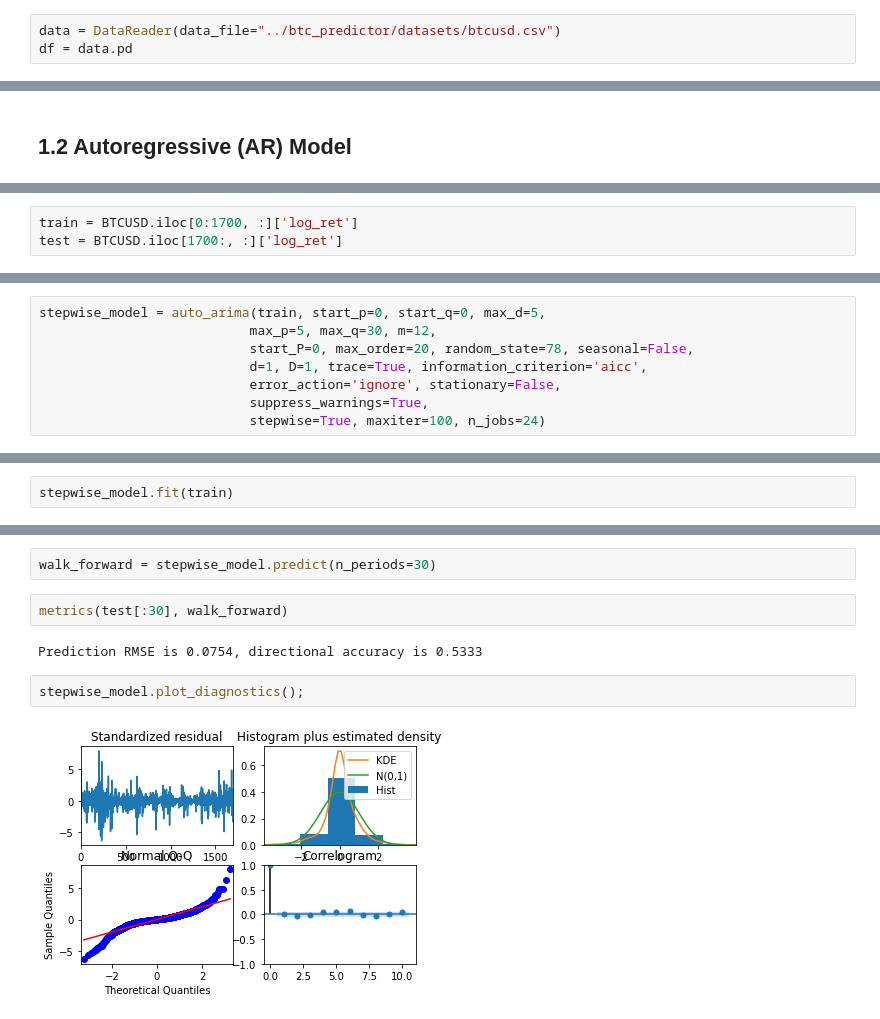
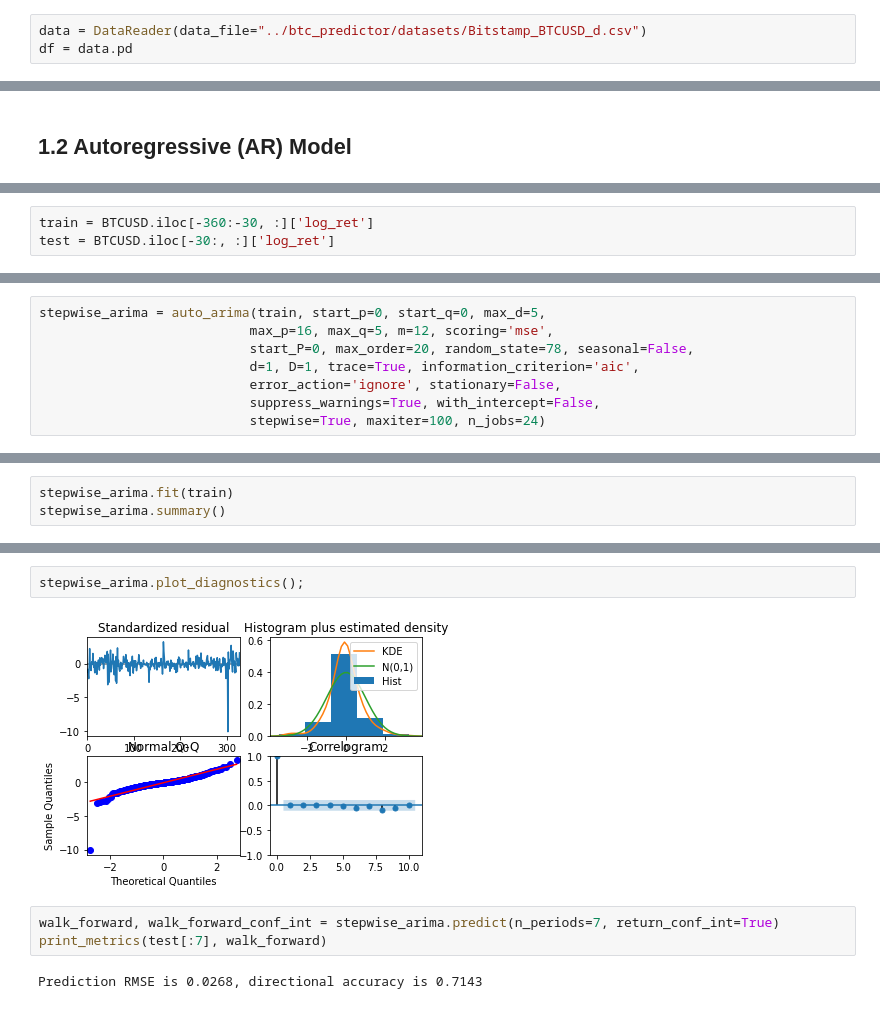
Before and after one commit to leehanchung/btc_dash, a Jupyter notebook: notebooks/02-arima-model.ipynb, the cells around one changed output, grey strips where cells are left out. Drawn from its saved outputs; the diff is of its cells as text.

```diff
--- a/notebooks/02-arima-model.ipynb
+++ b/notebooks/02-arima-model.ipynb
@@ -27,6 +27,6 @@ mpl.rcParams['figure.figsize'] = [16.0, 9.0]
 %load_ext autoreload
 %autoreload 2
 # %%
-data = DataReader(data_file="../btc_predictor/datasets/btcusd.csv")
+data = DataReader(data_file="../btc_predictor/datasets/Bitstamp_BTCUSD_d.csv")
 df = data.pd
 # %%
@@ -87,6 +83,6 @@ sns.heatmap(df_cm, annot=True, cmap='Blues', fmt='g');
 # %%
-train = BTCUSD.iloc[0:1700, :]['log_ret']
-test = BTCUSD.iloc[1700:, :]['log_ret']
+train = BTCUSD.iloc[-360:-30, :]['log_ret']
+test = BTCUSD.iloc[-30:, :]['log_ret']
 # %%
 ar = AR(train, freq='D').fit()
 
@@ -109,9 +143,9 @@ def metrics(y, y_pred):
 # %%
-stepwise_model = auto_arima(train, start_p=0, start_q=0, max_d=5,
-                           max_p=5, max_q=30, m=12,
+stepwise_arima = auto_arima(train, start_p=0, start_q=0, max_d=5,
+                           max_p=16, max_q=5, m=12, scoring='mse',
                            start_P=0, max_order=20, random_state=78, seasonal=False,
-                           d=1, D=1, trace=True, information_criterion='aicc',
+                           d=1, D=1, trace=True, information_criterion='aic',
                            error_action='ignore', stationary=False,
-                           suppress_warnings=True,
+                           suppress_warnings=True, with_intercept=False,
                            stepwise=True, maxiter=100, n_jobs=24)
 # %% [output]
@@ -138,3 +170,4 @@ Total fit time: 20.583 seconds
 # %%
-stepwise_model.fit(train)
+stepwise_arima.fit(train)
+stepwise_arima.summary()
 # %% [output]
@@ -145,10 +196,9 @@ ARIMA(maxiter=100, method='lbfgs', order=(0, 1, 1), out_of_sample_size=0,
-# %%
-walk_forward = stepwise_model.predict(n_periods=30)
-# %%
-metrics(test[:30], walk_forward)
-# %% [output]
-Prediction RMSE is 0.0754, directional accuracy is 0.5333
 # %%
-stepwise_model.plot_diagnostics();
+stepwise_arima.plot_diagnostics();
 # %% [output]
-[figure, old version]
+[figure, new version]
+# %%
+walk_forward, walk_forward_conf_int = stepwise_arima.predict(n_periods=7, return_conf_int=True)
+print_metrics(test[:7], walk_forward)
+# %% [output]
+Prediction RMSE is 0.0268, directional accuracy is 0.7143
```
Also changed, not shown: parts of 26 cells of this notebook, 8 other files.
